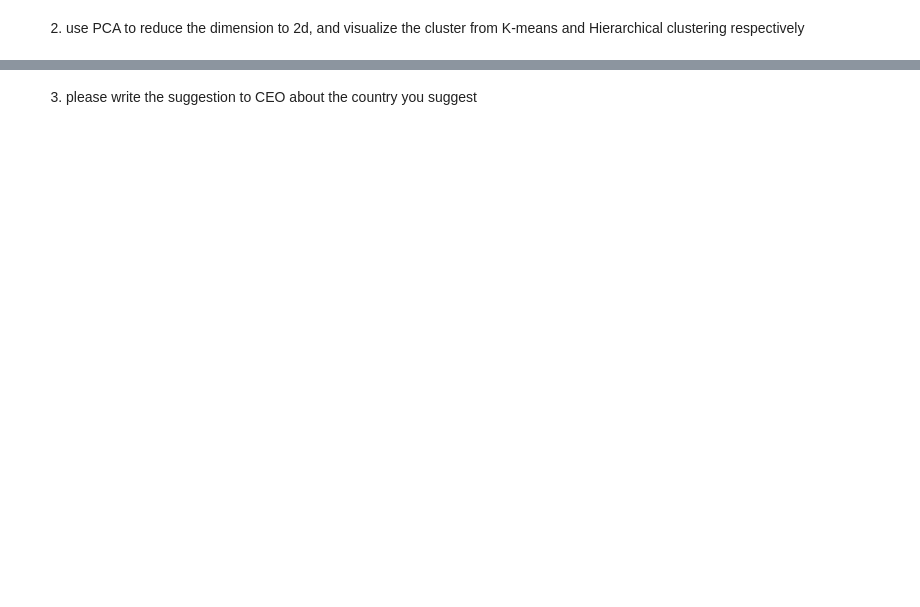
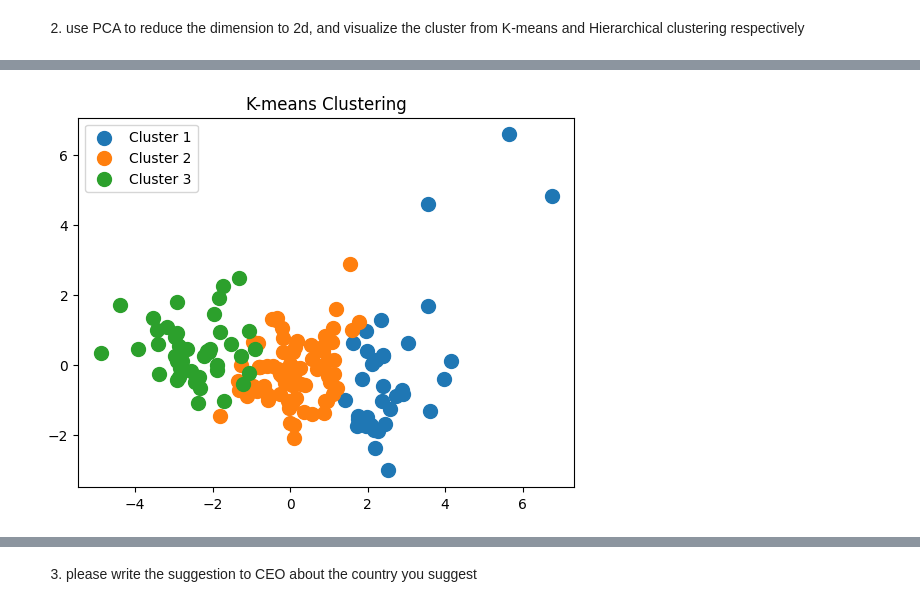
Before and after one commit to sophieHerstein/DS_Clustering, a Jupyter notebook: clustering_exercise.ipynb, the cells around one changed output, grey strips where cells are left out. Cells and saved outputs as stored; diff of their text form; code cells hidden in the pictures; blank space fills up the shorter version.

```diff
--- a/clustering_exercise.ipynb
+++ b/clustering_exercise.ipynb
@@ -32,0 +89,10 @@ country_info
+# %%
+n_clusters = 3
+
+kmeans = KMeans(n_clusters=n_clusters, random_state=42)
+country_info['KMeans_Cluster'] = kmeans.fit_predict(scaled_features)
+
+hc = AgglomerativeClustering(n_clusters=n_clusters, linkage='ward')
+country_info['Hierarchical_Cluster'] = hc.fit_predict(scaled_features)
+
+country_info
@@ -33,2 +113,13 @@ country_info
 # %% [markdown]
 2. use PCA to reduce the dimension to 2d, and visualize the cluster from K-means and Hierarchical clustering respectively
+# %%
+pca = PCA(n_components=2, random_state=1)
+pca_features = pca.fit_transform(scaled_features)
+
+pca_df = pd.DataFrame(data=pca_features, columns=['PC1', 'PC2'])
+
+pca_df['KMeans_Cluster'] = country_info['KMeans_Cluster']
+
+pca_df['Hierarchical_Cluster'] = country_info['Hierarchical_Cluster']
+
+pca_df
@@ -34,0 +140,11 @@ country_info
+# %%
+plt.figure()
+for cluster in range(n_clusters):
+    plt.scatter(pca_df[pca_df['KMeans_Cluster'] == cluster]['PC1'],
+                pca_df[pca_df['KMeans_Cluster'] == cluster]['PC2'],
+                s=100, label=f'Cluster {cluster+1}')
+plt.title('K-means Clustering')
+plt.legend()
+plt.show()
+# %% [output]
+[figure, added]
```
Also changed, not shown: parts of 21 cells of this notebook.
